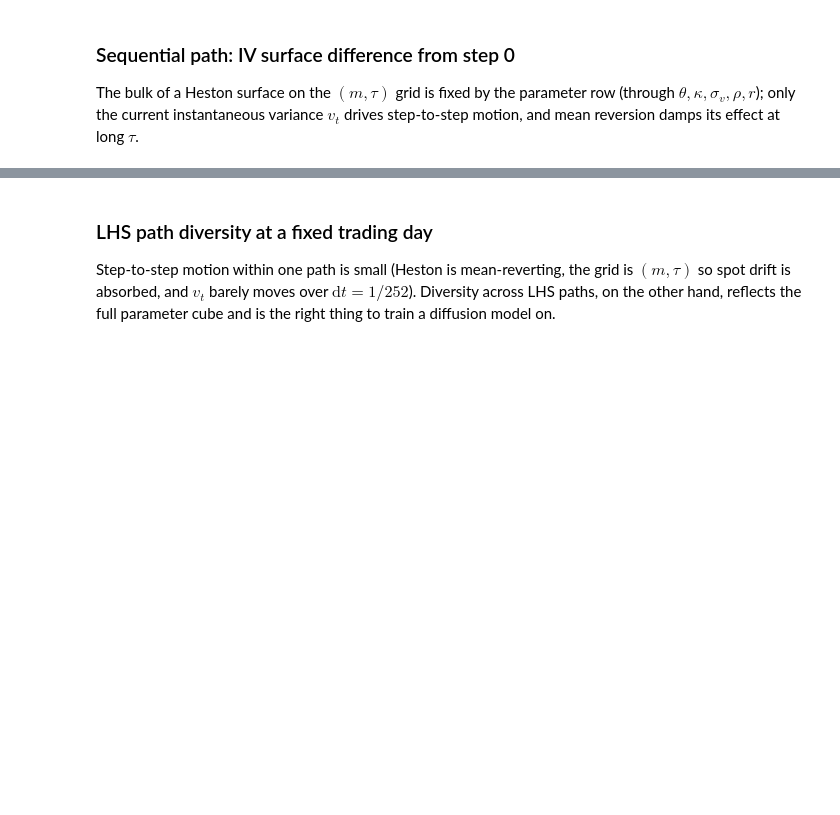
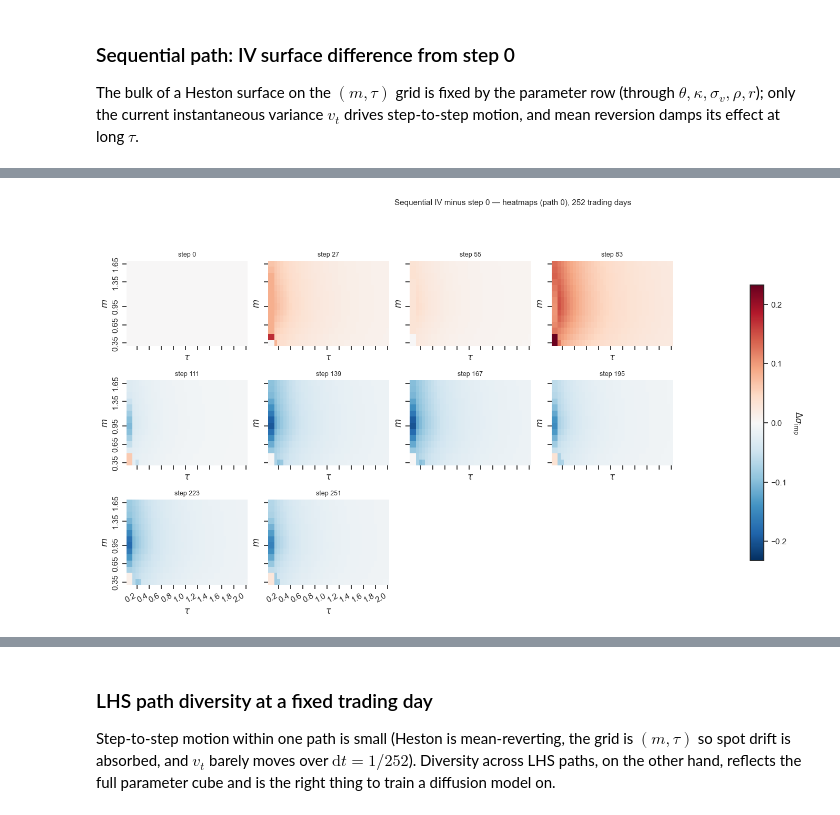
Before and after one commit to SboneloMdluli/ivs-dit, a Jupyter notebook: notebooks/heston_synthetic_ivs.ipynb, the cells around one changed output, grey strips where cells are left out. Drawn from its saved outputs; the diff is of its cells as text; code cells hidden in the pictures; blank space fills up the shorter version.

```diff
--- a/notebooks/heston_synthetic_ivs.ipynb
+++ b/notebooks/heston_synthetic_ivs.ipynb
@@ -332,0 +336,91 @@ plt.show()
+# %%
+# Heatmap view of sequential IV minus step 0 (same path/steps as 3D panel above)
+from matplotlib.colors import TwoSlopeNorm
+
+kr = ks
+n = len(kr)
+ncols = math.ceil(math.sqrt(n))
+nrows = math.ceil(n / ncols)
+_cell_x, _cell_y = 4.0, 2.75
+fig, axes = plt.subplots(
+    nrows,
+    ncols,
+    figsize=(_cell_x * ncols, _cell_y * nrows),
+    sharex=True,
+    sharey=True,
+)
+axes_flat = _axes_flat(axes)
+
+for i, k in enumerate(kr):
+    ax = axes_flat[i]
+    Z_diff = iv_seq[path_i_diff, k] - base_iv
+
+    nrow, ncol = Z_diff.shape
+    m_axis_eq = np.asarray(m).ravel()
+    tau_axis_eq = np.asarray(tau).ravel()
+
+    sns.heatmap(
+        Z_diff,
+        cmap="RdBu_r",
+        center=0.0,
+        vmin=-diff_limit,
+        vmax=diff_limit,
+        ax=ax,
+        cbar=False,
+        linewidths=0,
+        rasterized=True,
+        square=False,
+    )
+    ax.invert_yaxis()
+    ax.set_aspect("auto")
+
+    if ncol > 0:
+        _t0, _t1 = float(tau_axis_eq[0]), float(tau_axis_eq[-1])
+        _step = 0.2
+        if ncol == 1:
+            ax.set_xticks([0.5])
+            ax.set_xticklabels([f"{_t0:.1f}"], rotation=30, ha="right")
+        else:
+            _tick_start = math.ceil(_t0 / _step - 1e-12) * _step
+            _ticks = np.arange(_tick_start, _t1 + 0.5 * _step, _step, dtype=np.float64)
+            _ticks = _ticks[(_ticks >= _t0 - 1e-12) & (_ticks <= _t1 + 1e-12)]
+            if _ticks.size == 0:
+                _ticks = np.array([(_t0 + _t1) / 2], dtype=np.float64)
+            _xpos = (_ticks - _t0) / (_t1 - _t0) * (ncol - 1) + 0.5
+            ax.set_xticks(_xpos)
+            ax.set_xticklabels([f"{v:.1f}" for v in _ticks.tolist()], rotation=30, ha="right")
+    if nrow > 0:
+        yi = np.linspace(0, nrow - 1, num=min(5, nrow)).round().astype(int).tolist()
+        ax.set_yticks([float(j) + 0.5 for j in yi])
+        ax.set_yticklabels([f"{m_axis_eq[j]:.3g}" for j in yi])
+    ax.set_title(f"step {k}", fontsize=9)
+for j in range(n, len(axes_flat)):
+    axes_flat[j].axis("off")
+_xlabel = r"$\tau$"
+_ylabel = r"$m$"
+for ax in axes_flat:
+    if ax.get_visible() and ax.has_data():
+        ax.set_xlabel(_xlabel)
+        ax.set_ylabel(_ylabel)
+smp_diff = ScalarMappable(
+    cmap="RdBu_r", norm=TwoSlopeNorm(vmin=-diff_limit, vcenter=0.0, vmax=diff_limit)
+)
+smp_diff.set_array([])
+fig.suptitle(
+    f"Sequential IV minus step 0 — heatmaps (path {path_i_diff}), {TRADING_DAYS_PER_YEAR} trading days",
+    fontsize=11,
+    y=1.02,
+)
+fig.tight_layout(rect=[0, 0.04, 0.82, 0.96])
+cbar = fig.colorbar(
+    smp_diff,
+    ax=[axes_flat[i] for i in range(n)],
+    shrink=0.85,
+    pad=0.12,
+    fraction=0.035,
+)
+cbar.set_label(r"$\Delta\sigma_{\mathrm{imp}}$", rotation=270, labelpad=22)
+fig.savefig("sequential_iv_diff_heatmap.pdf", format="pdf", bbox_inches="tight")
+plt.show()
+# %% [output]
+[figure, added]
```
Also changed, not shown: parts of 9 cells of this notebook, 7 other files.
